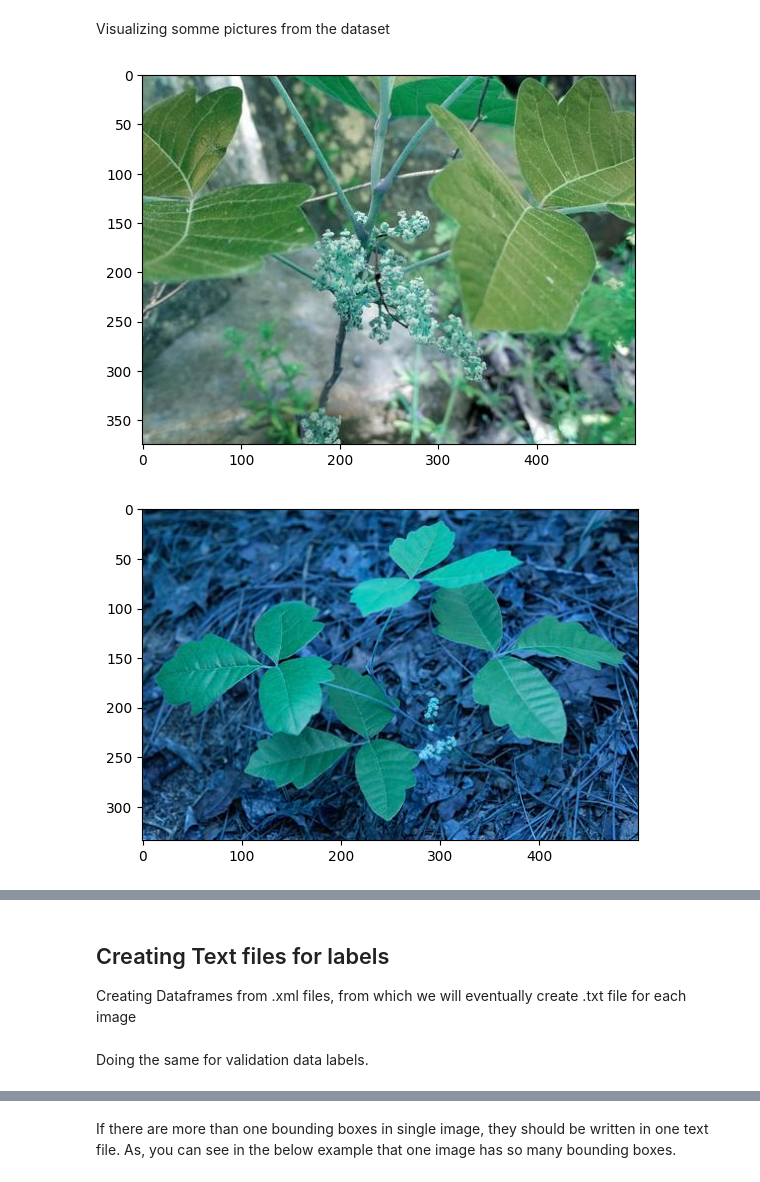
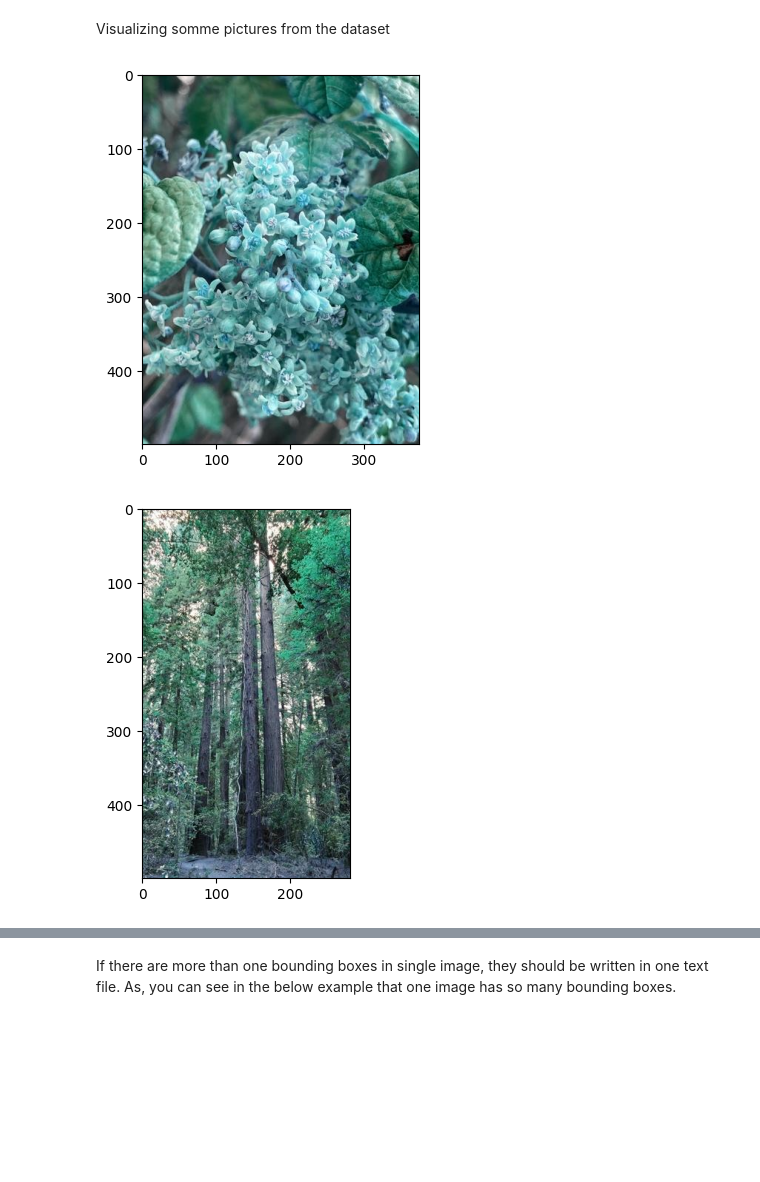
Before and after one commit to theoneureka/Computer-Vision-Project, a Jupyter notebook: ComputerVisionProject.ipynb, the cells around one changed output, grey strips where cells are left out. Drawn from its saved outputs; the diff is of its cells as text; code cells hidden in the pictures; blank space fills up the shorter version.

```diff
--- a/ComputerVisionProject.ipynb
+++ b/ComputerVisionProject.ipynb
@@ -104,69 +97,57 @@ os.makedirs('/content/drive/MyDrive/Tutorials/Datasets/NTDATA/Final_data/labels/
 # %%
-#set the paths to labels and images directory
-label_dir= "/content/drive/MyDrive/Tutorials/Datasets/TDATA/Final_data/labels"
-image_dir="/content/drive/MyDrive/Tutorials/Datasets/TDATA/Final_data/images"
-
-label2_dir= "/content/drive/MyDrive/Tutorials/Datasets/NTDATA/Final_data/labels"
-image2_dir="/content/drive/MyDrive/Tutorials/Datasets/NTDATA/Final_data/images"
+#set the paths to images directory
+image_dir="/content/drive/MyDrive/Tutorials/Datasets/Final_data/images"
 # %% [markdown]
 Copy XML files and jpg files from the train folder to the folders created.
 # %%
 #import shutil
 #run it once for copying!
 for file in os.listdir(train_dir):
-    if file.endswith(".xml"):
-        shutil.copy(os.path.join(train_dir, file), os.path.join(label_dir, "train"))
     if file.endswith(".jpg"):
         image = Image.open(os.path.join(train_dir, file))
         image = image.convert("RGB")
         new_filename = os.path.splitext(file)[0] + ".jpg"
-        image.save(os.path.join(image_dir,"train", new_filename), "JPEG")
+        image.save(os.path.join(image_dir,"train/toxic", new_filename), "JPEG")
         #shutil.copy(os.path.join(train_dir, file), os.path.join(image_dir, "train"))
 
 
 #Copy XML files and jpg files from the test folder to the folders created.
 for file in os.listdir(test_dir):
-    if file.endswith(".xml"):
-        shutil.copy(os.path.join(test_dir, file), os.path.join(label_dir, "val"))
     if file.endswith(".jpg"):
         image = Image.open(os.path.join(test_dir, file))
         image = image.convert("RGB")
         new_filename = os.path.splitext(file)[0] + ".jpg"
-        image.save(os.path.join(image_dir,"val", new_filename), "JPEG")
+        image.save(os.path.join(image_dir,"val/toxic", new_filename), "JPEG")
         #shutil.copy(os.path.join(test_dir, file), os.path.join(image_dir, "val"))
 # %%
 for file in os.listdir(train_dir2):
-    if file.endswith(".xml"):
-        shutil.copy(os.path.join(train_dir2, file), os.path.join(label_dir, "train"))
     if file.endswith(".jpg"):
         image = Image.open(os.path.join(train_dir2, file))
         image = image.convert("RGB")
         new_filename = os.path.splitext(file)[0] + ".jpg"
-        image.save(os.path.join(image2_dir,"train", new_filename), "JPEG")
+        image.save(os.path.join(image_dir,"train/nontoxic", new_filename), "JPEG")
         #shutil.copy(os.path.join(train_dir2, file), os.path.join(image_dir, "train"))
 
 
 #Copy XML files and jpg files from the test folder to the folders created.
 for file in os.listdir(test_dir2):
-    if file.endswith(".xml"):
-        shutil.copy(os.path.join(test_dir2, file), os.path.join(label_dir, "val"))
     if file.endswith(".jpg"):
         image = Image.open(os.path.join(test_dir2, file))
         image = image.convert("RGB")
         new_filename = os.path.splitext(file)[0] + ".jpg"
-        image.save(os.path.join(image2_dir,"val", new_filename), "JPEG")
+        image.save(os.path.join(image_dir,"val/nontoxic", new_filename), "JPEG")
         #shutil.copy(os.path.join(test_dir2, file), os.path.join(image_dir, "val"))
 # %% [markdown]
 Visualizing somme pictures from the dataset
 # %%
 #visualize first four sample images from train data
-for idx, image in enumerate(os.listdir(os.path.join(image_dir, "train"))):
-    img = cv2.imread(os.path.join(image_dir,"train", image), 1)
+for idx, image in enumerate(os.listdir(os.path.join(image_dir, "train/toxic"))):
+    img = cv2.imread(os.path.join(image_dir,"train/toxic", image), 1)
     plt.imshow(img)
     plt.show()
 
     if idx == 3:
         break
 # %% [output]
-[figure, old version]
+[figure, new version]
-[figure, old version]
+[figure, new version]
@@ -175,3 +155,0 @@ for idx, image in enumerate(os.listdir(os.path.join(image_dir, "train"))):
-# %% [markdown]
-## Creating Text files for labels
-Creating Dataframes from .xml files, from which we will eventually create .txt file for each image
@@ -292,2 +155,0 @@ for idx, anno in enumerate(glob.glob(label2_dir+"/train" + '/*.xml')):
-# %% [markdown]
-Doing the same for validation data labels.
```
Also changed, not shown: parts of 41 cells of this notebook.
